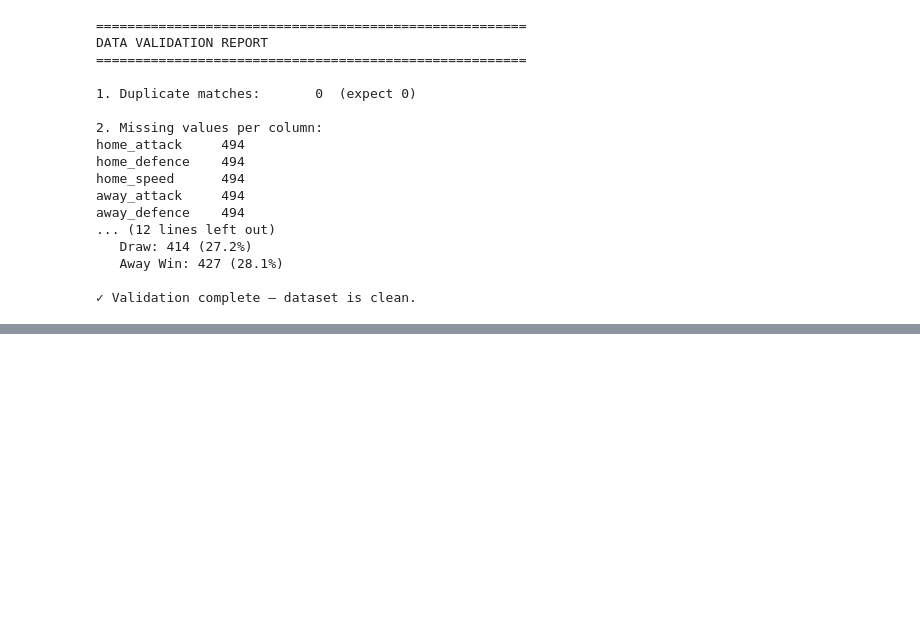
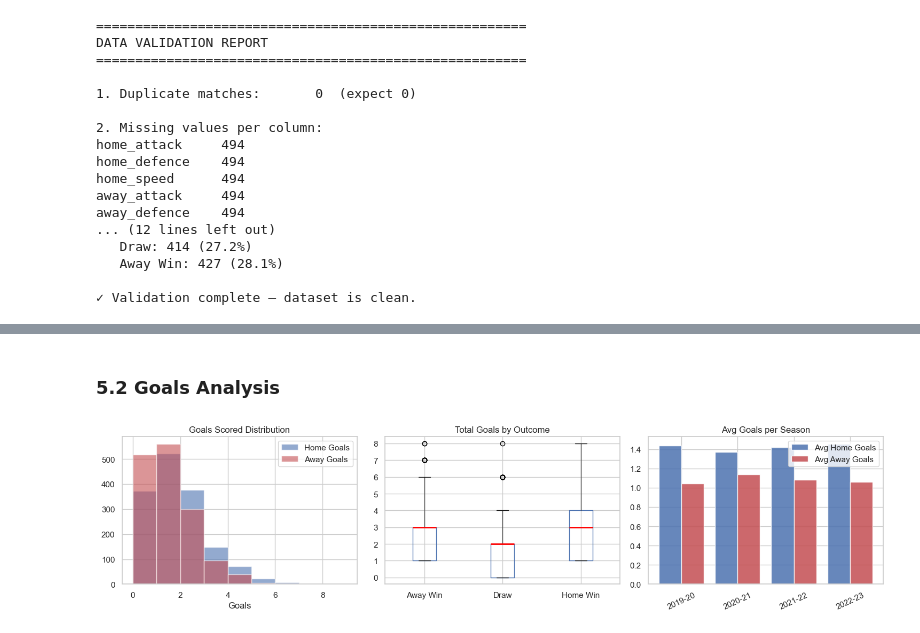
Before and after one commit to Mitko-10/DataScience-final-, a Jupyter notebook: laliga-match-prediction.ipynb, the cells around one changed output, grey strips where cells are left out. Drawn from its saved outputs; the diff is of its cells as text; code cells hidden in the pictures; blank space fills up the shorter version.

```diff
--- a/laliga-match-prediction.ipynb
+++ b/laliga-match-prediction.ipynb
@@ -448,0 +488,41 @@ away_defence    494
+# %% [markdown]
+### 5.2 Goals Analysis
+# %%
+fig, axes = plt.subplots(1, 3, figsize=(15, 4))
+
+# Goal distributions
+axes[0].hist(df['FTHG'], bins=range(0,10), alpha=0.6, label='Home Goals', color='#4C72B0')
+axes[0].hist(df['FTAG'], bins=range(0,10), alpha=0.6, label='Away Goals', color='#C44E52')
+axes[0].set_title('Goals Scored Distribution')
+axes[0].set_xlabel('Goals')
+axes[0].legend()
+
+# Total goals by outcome
+df_plot = df.copy()
+df_plot['TotalGoals'] = df_plot['FTHG'] + df_plot['FTAG']
+outcome_labels = {'H':'Home Win','D':'Draw','A':'Away Win'}
+df_plot['OutcomeLabel'] = df_plot['FTR'].map(outcome_labels)
+df_plot.boxplot(column='TotalGoals', by='OutcomeLabel', ax=axes[1],
+                boxprops=dict(color='#4C72B0'),
+                medianprops=dict(color='red', linewidth=2))
+axes[1].set_xlabel('')
+plt.sca(axes[1])
+plt.title('Total Goals by Outcome')
+
+# Home vs Away goals per season
+season_goals = df.groupby('Season')[['FTHG','FTAG']].mean()
+x = range(len(season_goals))
+axes[2].bar([i-0.2 for i in x], season_goals['FTHG'], 0.4,
+            label='Avg Home Goals', color='#4C72B0', alpha=0.85)
+axes[2].bar([i+0.2 for i in x], season_goals['FTAG'], 0.4,
+            label='Avg Away Goals', color='#C44E52', alpha=0.85)
+axes[2].set_xticks(list(x))
+axes[2].set_xticklabels(season_goals.index, rotation=25)
+axes[2].set_title('Avg Goals per Season')
+axes[2].legend()
+
+plt.suptitle('')
+plt.tight_layout()
+plt.show()
+# %% [output]
+[figure, added]
```
Also changed, not shown: parts of 6 cells of this notebook.
